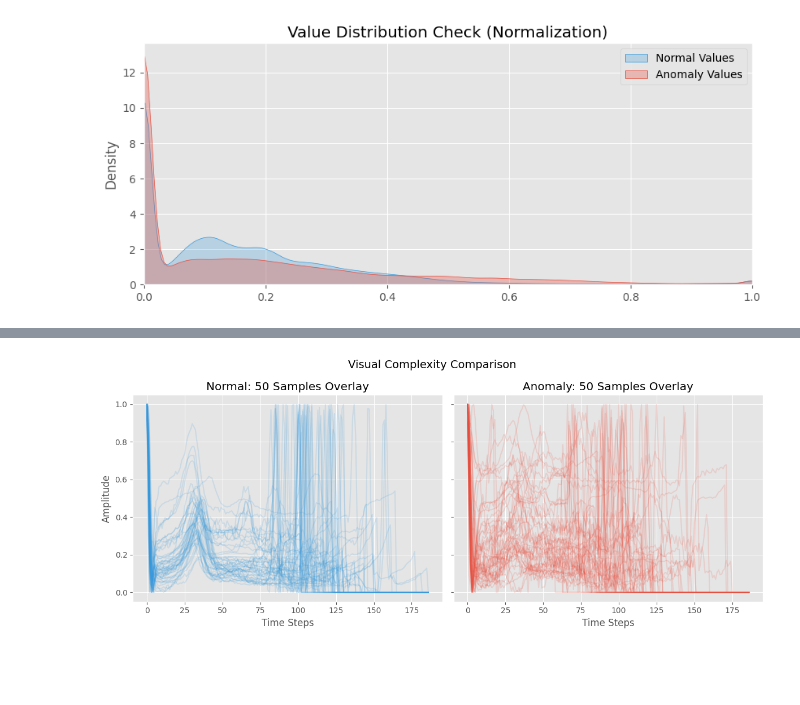
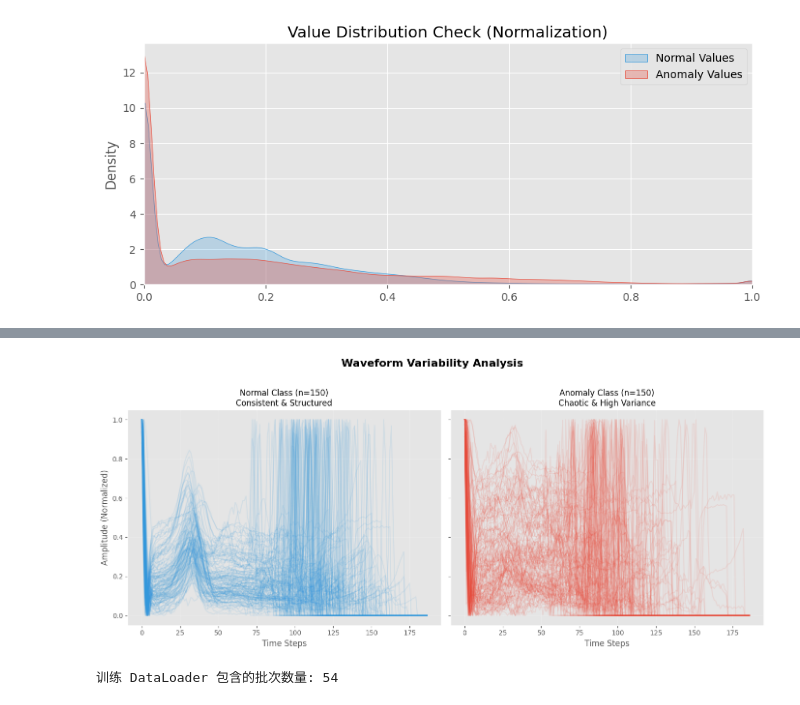
Before and after one commit to Makiato1999/ECG-Detector, a Jupyter notebook: anomaly_detection_cnn_autoencoders.ipynb, the cells around one changed output, grey strips where cells are left out. Saved outputs shown, nothing was run; the diff lists cells and outputs as text; code cells hidden in the pictures; blank space fills up the shorter version.

Commit message:
Update EDA, dataset, dataloader, aim to build model

```diff
--- a/anomaly_detection_cnn_autoencoders.ipynb
+++ b/anomaly_detection_cnn_autoencoders.ipynb
@@ -168,30 +317,37 @@ plot_sample(normal_df, anomaly_df)
 # %%
-def plot_overlay_separate(normal, anomaly, n_samples=50):
-    fig, ax = plt.subplots(1, 2, sharey=True, figsize=(12, 5))
+"""
+    使用叠加法可视化 ECG 数据的规律性 vs 混乱度
+"""
+def plot_waveform_overlay(normal, anomaly, n_samples=150, title="Waveform Variability Analysis"):
+    fig, ax = plt.subplots(1, 2, sharey=True, figsize=(14, 6))
 
-    # --- 左图：正常样本叠加 ---
-    # 随机取 n_samples 个索引
+    # --- 左图：Normal Data (蓝色) ---
+    # 随机取样
     normal_indices = np.random.randint(0, len(normal), n_samples)
+
+    # 循环画线，alpha 设置很低(0.1)，让重叠部分显现出来
     for i in normal_indices:
-        # alpha=0.1 让线条透明，叠加起来会有“聚光”的效果
-        ax[0].plot(normal.iloc[i, :].values, color='#3498db', alpha=0.15)
+        ax[0].plot(normal.iloc[i, :].values, color='#3498db', alpha=0.1, linewidth=1.5)
 
-    ax[0].set_title(f"Normal: {n_samples} Samples Overlay")
+    ax[0].set_title(f"Normal Class (n={n_samples})\nConsistent & Structured", fontsize=12)
     ax[0].set_xlabel("Time Steps")
-    ax[0].set_ylabel("Amplitude")
+    ax[0].set_ylabel("Amplitude (Normalized)")
+    ax[0].grid(True, alpha=0.2) # 网格淡一点，不要抢戏
 
-    # --- 右图：异常样本叠加 ---
+    # --- 右图：Anomaly Data (红色) ---
     anomaly_indices = np.random.randint(0, len(anomaly), n_samples)
+
     for i in anomaly_indices:
-        ax[1].plot(anomaly.iloc[i, :].values, color='#e74c3c', alpha=0.15)
+        ax[1].plot(anomaly.iloc[i, :].values, color='#e74c3c', alpha=0.1, linewidth=1.5)
 
-    ax[1].set_title(f"Anomaly: {n_samples} Samples Overlay")
+    ax[1].set_title(f"Anomaly Class (n={n_samples})\nChaotic & High Variance", fontsize=12)
     ax[1].set_xlabel("Time Steps")
+    ax[1].grid(True, alpha=0.2)
 
-    plt.suptitle("Visual Complexity Comparison", fontsize=14)
+    plt.suptitle(title, fontsize=16, y=1.02, fontweight='bold')
     plt.tight_layout()
     plt.show()
 
-plot_overlay_separate(normal_df, anomaly_df)
+plot_waveform_overlay(normal_df, anomaly_df, n_samples=150)
 # %% [output]
-[figure, old version]
+[figure, new version]
@@ -197,0 +361,21 @@ plot_overlay_separate(normal_df, anomaly_df)
+# %%
+# 定义一个自定义 Dataset 类
+class AnomalyDetectionDataset(Dataset):
+    """
+    自定义Dataset，用于加载自编码器的训练数据。
+    自编码器的目标是重构输入，所以 X = Y。
+    """
+    def __init__(self, data_array):
+        # 转换为 PyTorch float32 张量
+        self.data = torch.from_numpy(data_array).float()
+
+    def __len__(self):
+        # 返回数据集大小
+        return len(self.data)
+
+    def __getitem__(self, idx):
+        # 返回第 idx 个样本，输入X和目标Y都设置为样本本身
+        sample = self.data[idx]
+        return sample, sample # (X, Y) 形式
+# %% [output]
+训练 DataLoader 包含的批次数量: 54
```
Also changed, not shown: parts of 14 cells of this notebook.
